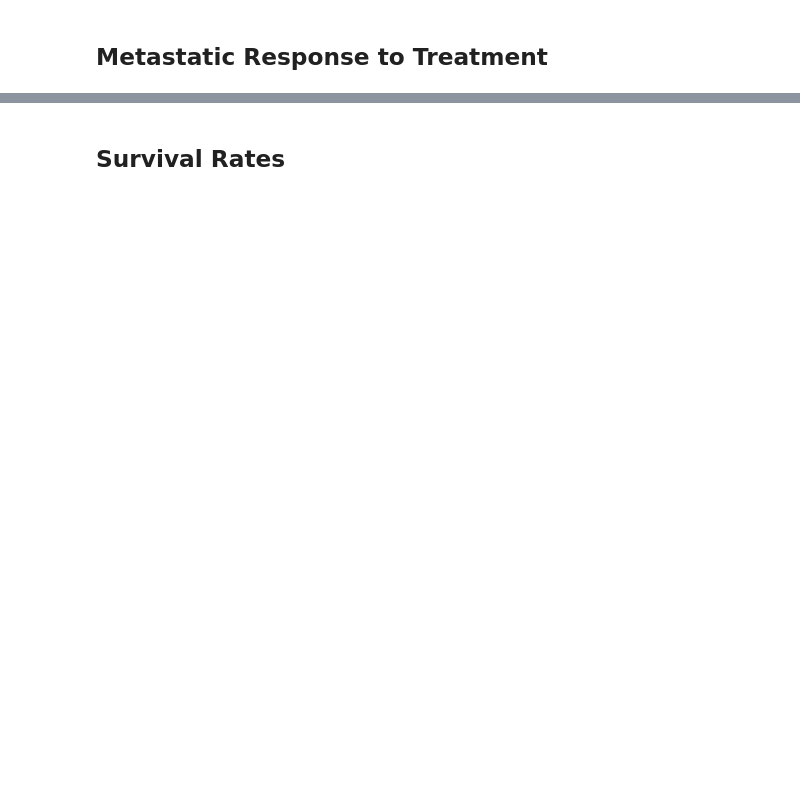
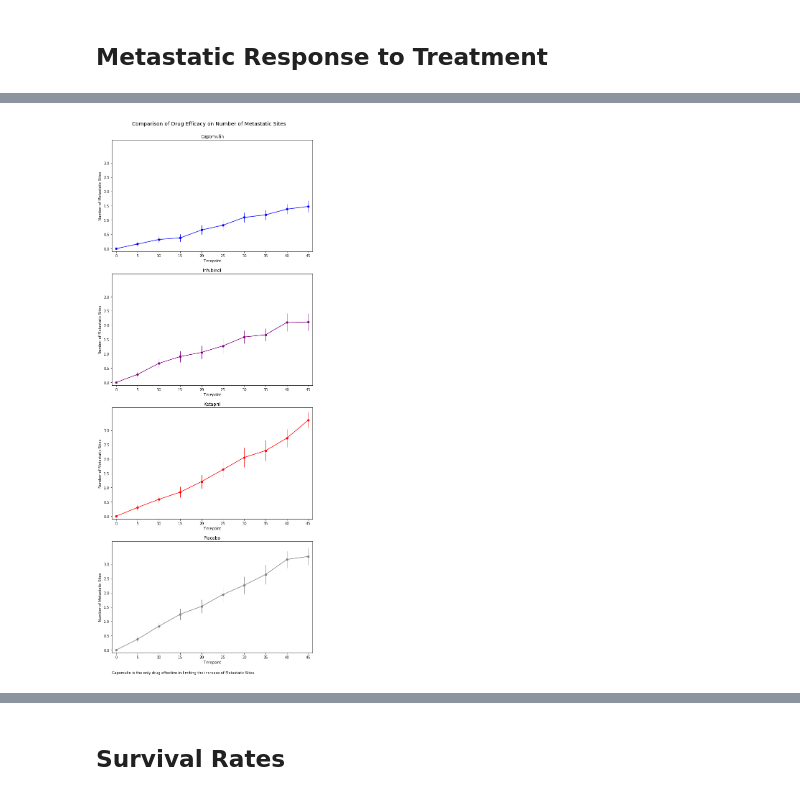
Before and after one commit to epayne323/matplotlib-challenge, a Jupyter notebook: Pymaceuticals/pymaceuticals.ipynb, the cells around one changed output, grey strips where cells are left out. Saved outputs shown, nothing was run; the diff lists cells and outputs as text; code cells hidden in the pictures; blank space fills up the shorter version.

```diff
--- a/Pymaceuticals/pymaceuticals.ipynb
+++ b/Pymaceuticals/pymaceuticals.ipynb
@@ -158,7 +184,6 @@ plt.show()
 ## Metastatic Response to Treatment
 # %%
 # Store the Mean Met. Site Data Grouped by Drug and Timepoint
-
-# Convert to DataFrame
-
+mean_met_sites = combined_df.groupby(["Drug", "Timepoint"]).mean()["Metastatic Sites"].reset_index()
 # Preview DataFrame
+mean_met_sites.head()
@@ -174,6 +197,5 @@ plt.show()
 # %%
 # Store the Standard Error associated with Met. Sites Grouped by Drug and Timepoint
-
-# Convert to DataFrame
-
+sem_met_sites = combined_df.groupby(["Drug", "Timepoint"]).sem()["Metastatic Sites"].reset_index()
 # Preview DataFrame
+sem_met_sites.head()
@@ -190,3 +210,8 @@ plt.show()
 # Minor Data Munging to Re-Format the Data Frames
 
 # Preview that Reformatting worked
+mean_met_sites_rf = pd.pivot_table(mean_met_sites, values="Metastatic Sites",index="Timepoint",
+                                      columns="Drug")
+sem_met_sites_rf = pd.pivot_table(sem_met_sites, values="Metastatic Sites",index="Timepoint",
+                                      columns="Drug")
+mean_met_sites_rf.head()
@@ -208,3 +226,37 @@ plt.show()
+# %%
+# Generate the Plot (with Error Bars)
+# reusing variable names
+fig, (p1,p2,p3,p4) = plt.subplots(4, sharey=True,figsize=(10,24))
+x_ticks = mean_tumor_volume_rf.index
+# p1.set_xlim(min(x_ticks)*0.95, max(x_ticks)*1.05)
+# p1.set_xticks(x_ticks)
+p1.set_ylim(-.1,3.8)
+p1.set_yticks(np.arange(0,3.5,.5))
+
+counter = 0
+for p in (p1,p2,p3,p4):
+    # get the drug name from the list of columns for easy reference
+    drug = mean_tumor_volume_rf.columns[counter]
+    p.scatter(x_ticks, mean_met_sites_rf[drug], c=colors[drug], s=30, label=drug)
+    p.errorbar(x_ticks, mean_met_sites_rf[drug], sem_met_sites_rf[drug], c=colors[drug],
+               label=drug, elinewidth = 1)
+    p.title.set_text(drug)
+    p.set_xticks(x_ticks)
+    p.set_xlim(min(x_ticks)-1, max(x_ticks)+1)
+    p.set_xlabel("Timepoint")
+    p.set_ylabel("Number of Metastatic Sites")
+    counter += 1
+
+fig.suptitle("Comparison of Drug Efficacy on Number of Metastatic Sites", fontsize="x-large")
+fig.subplots_adjust(top=.95)
+plt.annotate('Capomulin is the only drug effective in limiting the increase of Metastatic Sites',
+             (0,0), (0, -50), xycoords='axes fraction', textcoords='offset points', va='top')
+# Save the Figure
+fig.savefig("../Images/Comparison of Drug Efficacy on Number of Metastatic Sites.png")
+# Show the Figure
+plt.show()
+# %% [output]
+[figure, added]
 # %% [markdown]
 ![Metastatic Spread During Treatment](../Images/spread.png)
 # %% [markdown]
```
Also changed, not shown: parts of 28 cells of this notebook, 3 other files.
